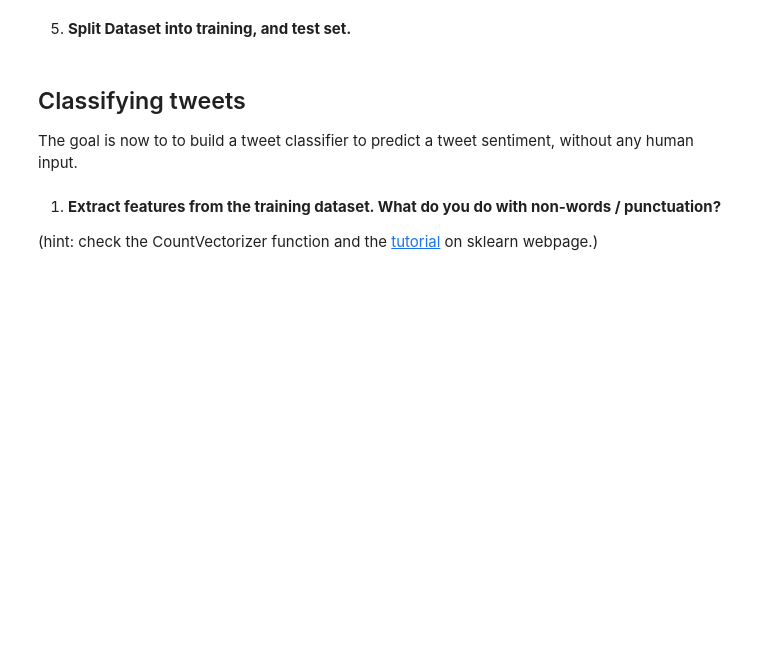
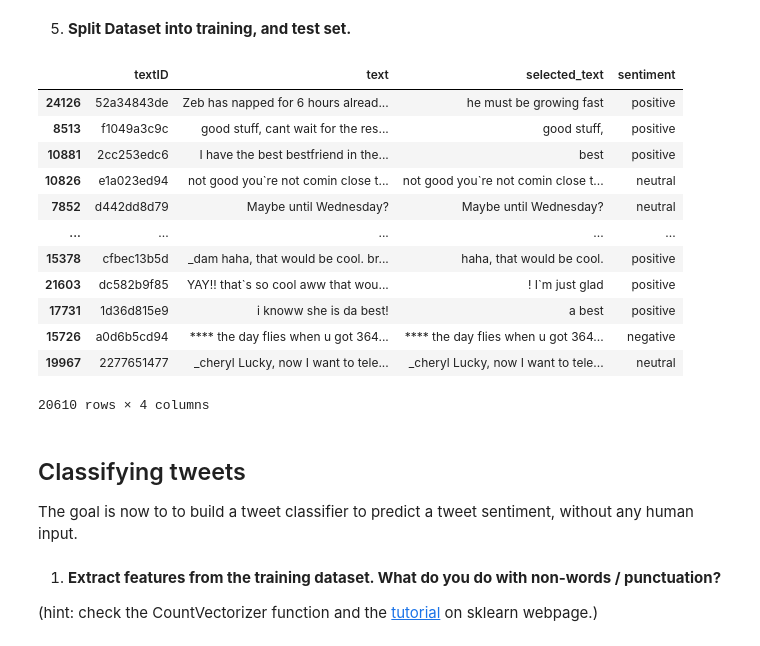
Before and after one commit to albop/dbe, a Jupyter notebook: tutorials/session_8/sentiment_analysis.ipynb, the cells around one changed output. Cells and saved outputs as stored; diff of their text form; code cells hidden in the pictures; blank space fills up the shorter version.

```diff
--- a/tutorials/session_8/sentiment_analysis.ipynb
+++ b/tutorials/session_8/sentiment_analysis.ipynb
@@ -96,0 +187,3 @@ df = pandas.read_csv("Tweets.csv")
+# %%
+# remove na (~ is negation)
+df = df[~ df['selected_text'].isna()]
@@ -97,5 +194,25 @@ df = pandas.read_csv("Tweets.csv")
 # %% [markdown]
 5. __Split Dataset into training, and test set.__
+# %%
+from sklearn.model_selection import train_test_split
+
+df_train, df_test = train_test_split(df, random_state=123)
+# %%
+df_train
+# %% [output]
+|  | textID | text | selected_text | sentiment |
+| 24126 | 52a34843de | Zeb has napped for 6 hours alread... | he must be growing fast | positive |
+| 8513 | f1049a3c9c | good stuff, cant wait for the res... | good stuff, | positive |
+| 10881 | 2cc253edc6 | I have the best bestfriend in the... | best | positive |
+| 10826 | e1a023ed94 | not good you`re not comin close t... | not good you`re not comin close t... | neutral |
+| 7852 | d442dd8d79 | Maybe until Wednesday? | Maybe until Wednesday? | neutral |
+| ... | ... | ... | ... | ... |
+| 15378 | cfbec13b5d | _dam haha, that would be cool. br... | haha, that would be cool. | positive |
+| 21603 | dc582b9f85 | YAY!! that`s so cool aww that wou... | ! I`m just glad | positive |
+| 17731 | 1d36d815e9 | i knoww she is da best! | a best | positive |
+| 15726 | a0d6b5cd94 | **** the day flies when u got 364... | **** the day flies when u got 364... | negative |
+| 19967 | 2277651477 | _cheryl Lucky, now I want to tele... | _cheryl Lucky, now I want to tele... | neutral |
+20610 rows × 4 columns
 # %% [markdown]
 ## Classifying tweets
 
```
Also changed, not shown: parts of 30 cells of this notebook, 1 other file.
